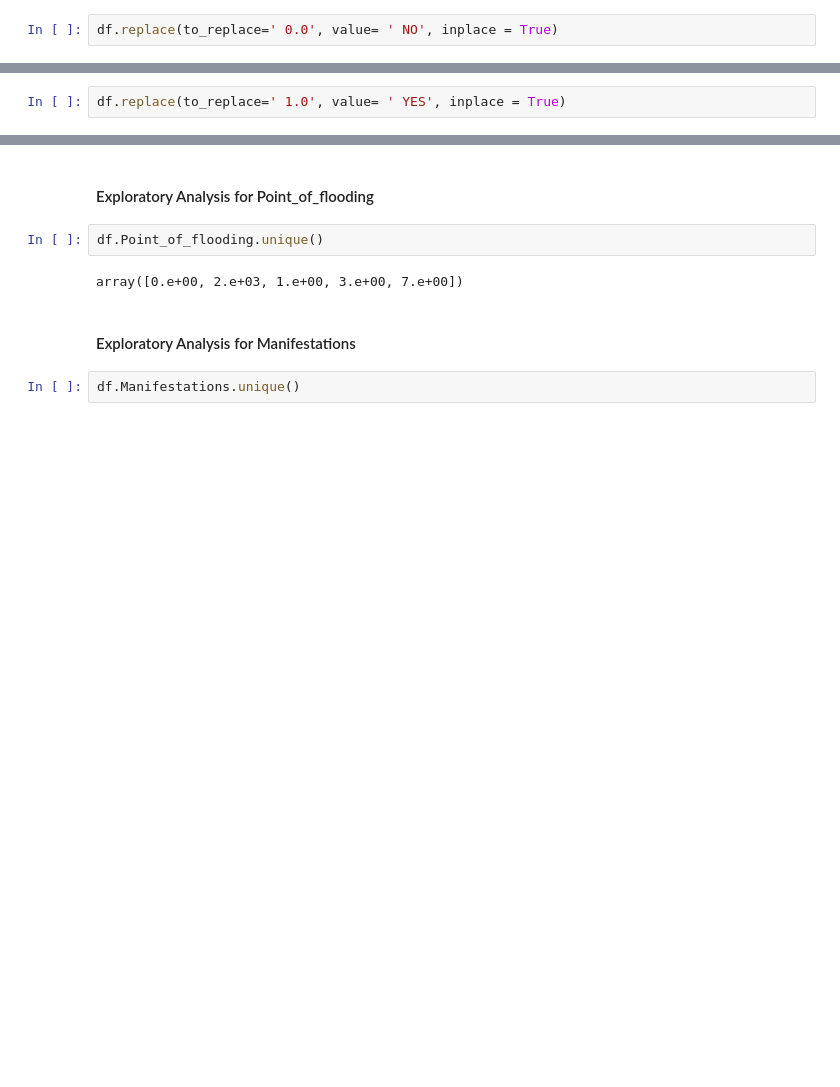
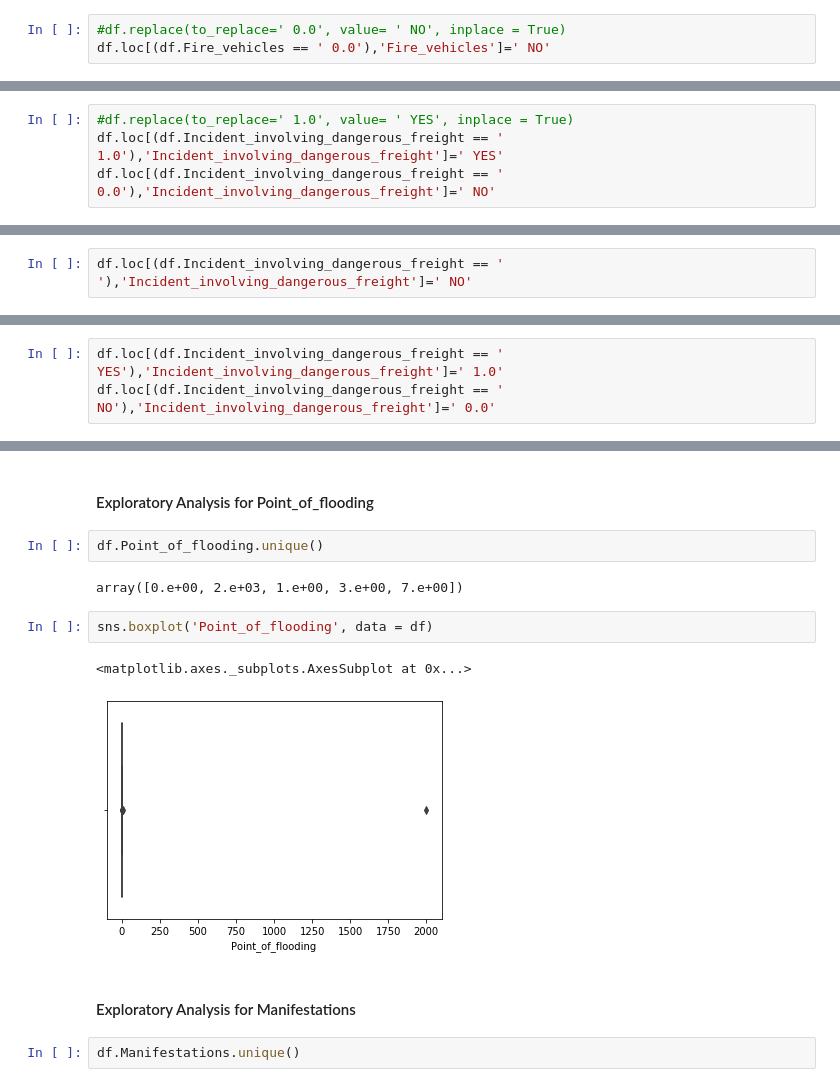
Before and after one commit to badalb/FE, a Jupyter notebook: FE-Project.ipynb, the cells around one changed output, grey strips where cells are left out. Drawn from its saved outputs; the diff is of its cells as text; blank space fills up the shorter version.

```diff
--- a/FE-Project.ipynb
+++ b/FE-Project.ipynb
@@ -194,5 +250,6 @@ array([' 0.0', ' YES'], dtype=object)
 # %%
-df.replace(to_replace=' 0.0', value= ' NO', inplace = True)
+#df.replace(to_replace=' 0.0', value= ' NO', inplace = True)
+df.loc[(df.Fire_vehicles == ' 0.0'),'Fire_vehicles']=' NO'
 # %%
 df.Fire_vehicles.unique()
 # %% [output]
@@ -219,5 +290,7 @@ array([' NO', ' 1.0', ' '], dtype=object)
 # %%
-df.replace(to_replace=' 1.0', value= ' YES', inplace = True)
+#df.replace(to_replace=' 1.0', value= ' YES', inplace = True)
+df.loc[(df.Incident_involving_dangerous_freight == ' 1.0'),'Incident_involving_dangerous_freight']=' YES'
+df.loc[(df.Incident_involving_dangerous_freight == ' 0.0'),'Incident_involving_dangerous_freight']=' NO'
 # %%
 df.Incident_involving_dangerous_freight.unique()
 # %% [output]
@@ -226,0 +311,2 @@ array([' NO', ' YES', ' '], dtype=object)
+# %%
+df.loc[(df.Incident_involving_dangerous_freight == ' '),'Incident_involving_dangerous_freight']=' NO'
@@ -226,0 +319,3 @@ array([' NO', ' YES', ' '], dtype=object)
+# %%
+df.loc[(df.Incident_involving_dangerous_freight == ' YES'),'Incident_involving_dangerous_freight']=' 1.0'
+df.loc[(df.Incident_involving_dangerous_freight == ' NO'),'Incident_involving_dangerous_freight']=' 0.0'
@@ -246,6 +361,11 @@ array([0., 1.])
 df.Point_of_flooding.unique()
 # %% [output]
 array([0.e+00, 2.e+03, 1.e+00, 3.e+00, 7.e+00])
+# %%
+sns.boxplot('Point_of_flooding', data = df)
+# %% [output]
+<matplotlib.axes._subplots.AxesSubplot at 0x...>
+[figure, added]
 # %% [markdown]
 #### Exploratory Analysis for Manifestations
 # %%
```
Also changed, not shown: parts of 61 cells of this notebook.
